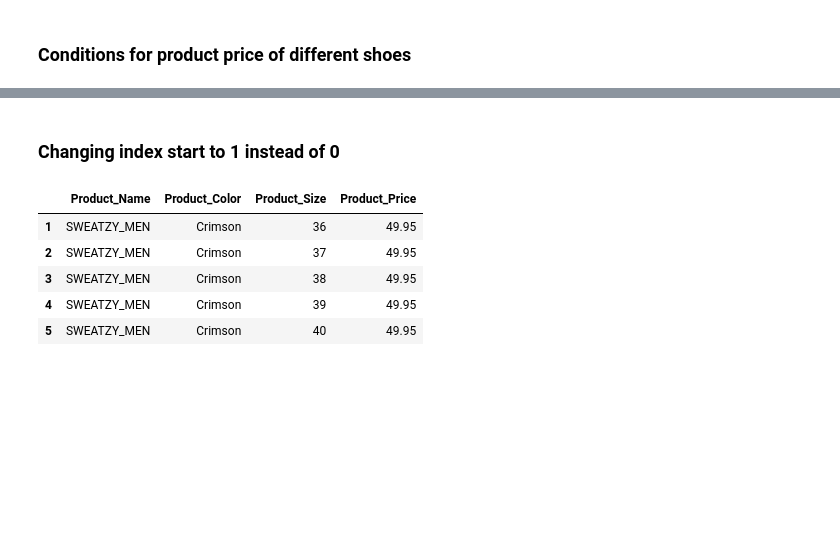
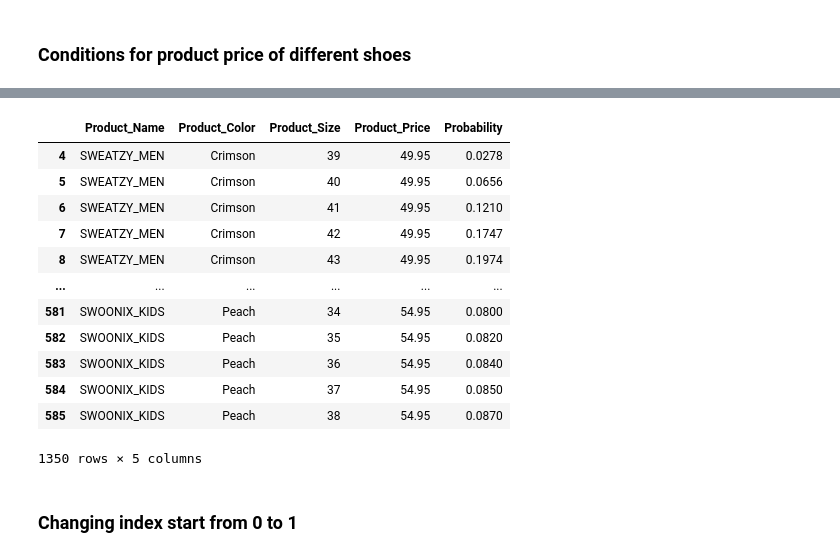
Before and after one commit to Maurits-Jansen/Sneaker-Faqtory, a Jupyter notebook: Sneaker Faqtory Tables.ipynb, the cells around one changed output, grey strips where cells are left out. Cells and saved outputs as stored; diff of their text form; code cells hidden in the pictures; blank space fills up the shorter version.

```diff
--- a/Sneaker Faqtory Tables.ipynb
+++ b/Sneaker Faqtory Tables.ipynb
@@ -303,0 +448,3 @@ productsdf.head(1700)
+# %%
+productsdf = productsdf.drop(productsdf[(productsdf.Product_Size > 45) & (productsdf.Product_Name.str.strip().str[-5:] == 'WOMEN')].index)
+productsdf = productsdf.drop(productsdf[(productsdf.Product_Size < 39) & (productsdf.Product_Name.str.strip().str[-4:] == '_MEN')].index)
@@ -303,0 +468,14 @@ productsdf.head(1700)
+# %%
+kidssizedict = {26:0.069,
+               27:0.069,
+               28:0.070,
+               29:0.071,
+               30:0.074,
+               31:0.075,
+               32:0.076,
+               33:0.078,
+               34:0.080,
+               35:0.082,
+               36:0.084,
+               37:0.085,
+               38:0.087}
@@ -303,0 +484,8 @@ productsdf.head(1700)
+# %%
+def sizeprobability(sizep, productname):
+    if productname.strip()[-4:] == '_MEN':
+        return sizedict[sizep]
+    if productname.strip()[-5:] == 'WOMEN':
+        return wsizedict[sizep]
+    if productname.strip()[-4:] == 'KIDS':
+         return kidssizedict[sizep]
@@ -303,0 +512,2 @@ productsdf.head(1700)
+# %%
+productsdf['Probability'] = productsdf.apply(lambda x: sizeprobability(x['Product_Size'], x['Product_Name']), axis=1)
@@ -304,15 +538,22 @@ productsdf.head(1700)
+# %%
+display(productsdf)
+# %% [output]
+|  | Product_Name | Product_Color | Product_Size | Product_Price | Probability |
+| 4 | SWEATZY_MEN | Crimson | 39 | 49.95 | 0.0278 |
+| 5 | SWEATZY_MEN | Crimson | 40 | 49.95 | 0.0656 |
+| 6 | SWEATZY_MEN | Crimson | 41 | 49.95 | 0.1210 |
+| 7 | SWEATZY_MEN | Crimson | 42 | 49.95 | 0.1747 |
+| 8 | SWEATZY_MEN | Crimson | 43 | 49.95 | 0.1974 |
+| ... | ... | ... | ... | ... | ... |
+| 581 | SWOONIX_KIDS | Peach | 34 | 54.95 | 0.0800 |
+| 582 | SWOONIX_KIDS | Peach | 35 | 54.95 | 0.0820 |
+| 583 | SWOONIX_KIDS | Peach | 36 | 54.95 | 0.0840 |
+| 584 | SWOONIX_KIDS | Peach | 37 | 54.95 | 0.0850 |
+| 585 | SWOONIX_KIDS | Peach | 38 | 54.95 | 0.0870 |
+1350 rows × 5 columns
 # %% [markdown]
-### Changing index start to 1 instead of 0
+### Changing index start from 0 to 1
 # %%
-
-#productsdf.index += 1
-productsdf.head()
+# productsdf.index += 1
-# %% [output]
-|  | Product_Name | Product_Color | Product_Size | Product_Price |
-| 1 | SWEATZY_MEN | Crimson | 36 | 49.95 |
-| 2 | SWEATZY_MEN | Crimson | 37 | 49.95 |
-| 3 | SWEATZY_MEN | Crimson | 38 | 49.95 |
-| 4 | SWEATZY_MEN | Crimson | 39 | 49.95 |
-| 5 | SWEATZY_MEN | Crimson | 40 | 49.95 |
 # %%
 productsdf.to_csv('Products.csv')
```
Also changed, not shown: parts of 42 cells of this notebook.
